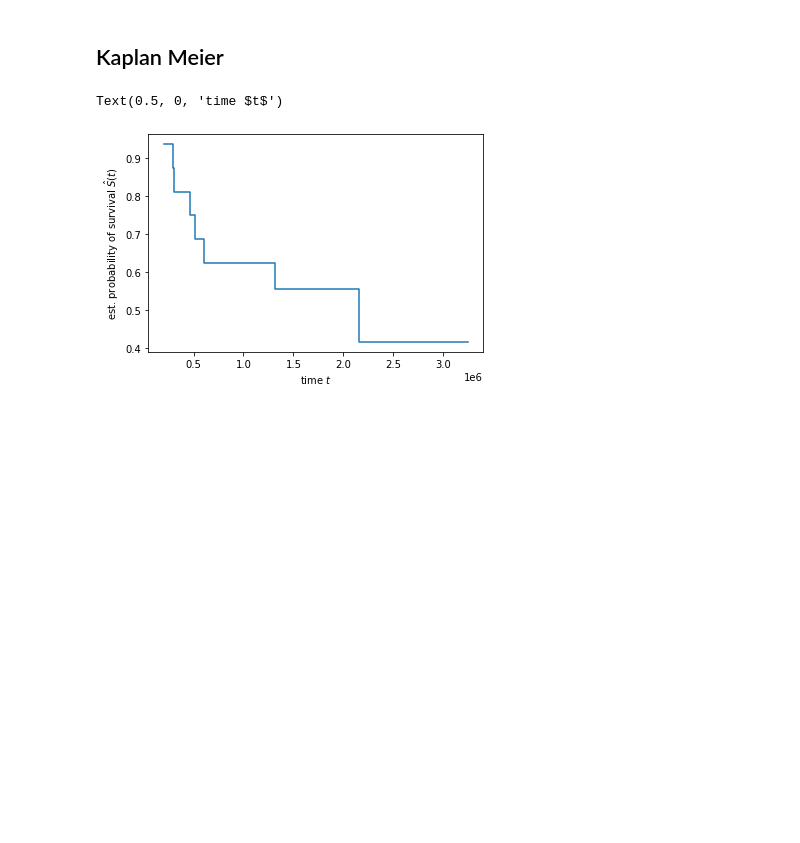
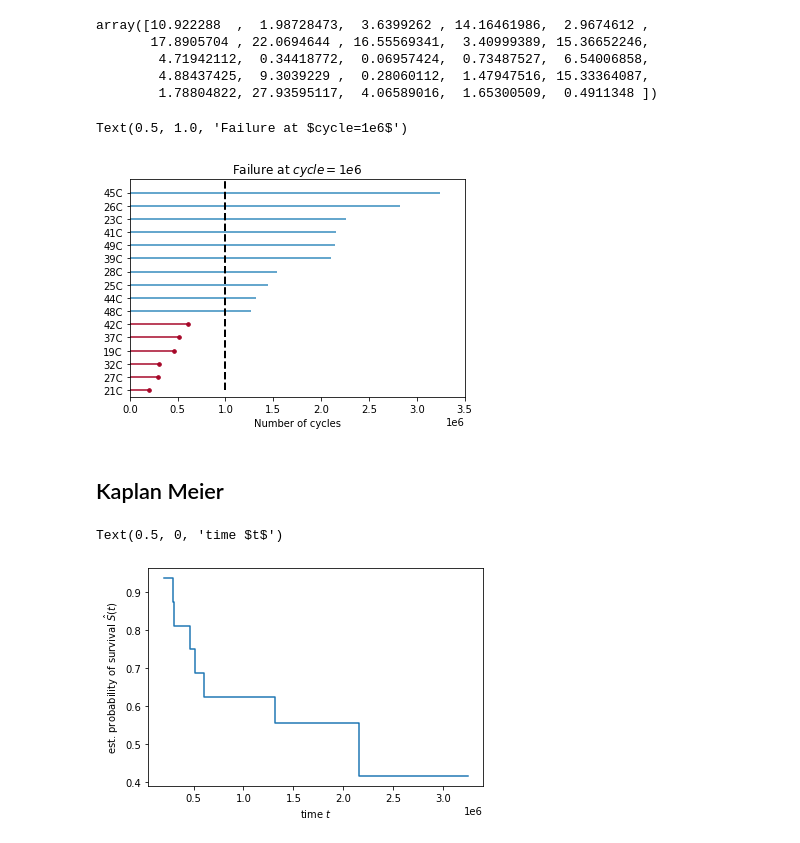
Before and after one commit to Marie-anneMawhin/Oct20_EPRI, a Jupyter notebook: Task3/NB/NB_data_modelling/Scikit_survival_intro.ipynb, the cells around one changed output. Cells and saved outputs as stored; diff of their text form; code cells hidden in the pictures; blank space fills up the shorter version.

Commit message:
added life time

```diff
--- a/Task3/NB/NB_data_modelling/Scikit_survival_intro.ipynb
+++ b/Task3/NB/NB_data_modelling/Scikit_survival_intro.ipynb
@@ -15,3 +38,26 @@ data_y = data.iloc[:, 0:2]
+# %%
+actual_lifetimes
+# %% [output]
+array([10.922288  ,  1.98728473,  3.6399262 , 14.16461986,  2.9674612 ,
+       17.8905704 , 22.0694644 , 16.55569341,  3.40999389, 15.36652246,
+        4.71942112,  0.34418772,  0.06957424,  0.73487527,  6.54006858,
+        4.88437425,  9.3039229 ,  0.28060112,  1.47947516, 15.33364087,
+        1.78804822, 27.93595117,  4.06589016,  1.65300509,  0.4911348 ])
+# %%
+current_time = 1000000
+
+observed_lifetimes = np.minimum(data['F_Time'], current_time)
+death_observed = data['F_Time'] < current_time
+
+ax = plot_lifetimes(data['F_Time'], event_observed=death_observed)
+
+ax.set_xlim(0, 3500000)
+ax.vlines(1000000, 0, 30, lw=2, linestyles='--')
+ax.set_xlabel("Number of cycles")
+ax.set_title("Failure at $cycle=1e6$")
+# %% [output]
+Text(0.5, 1.0, 'Failure at $cycle=1e6$')
+[figure, added]
 # %% [markdown]
 ## Kaplan Meier
 # %%
```
Also changed, not shown: parts of 2 cells of this notebook.
